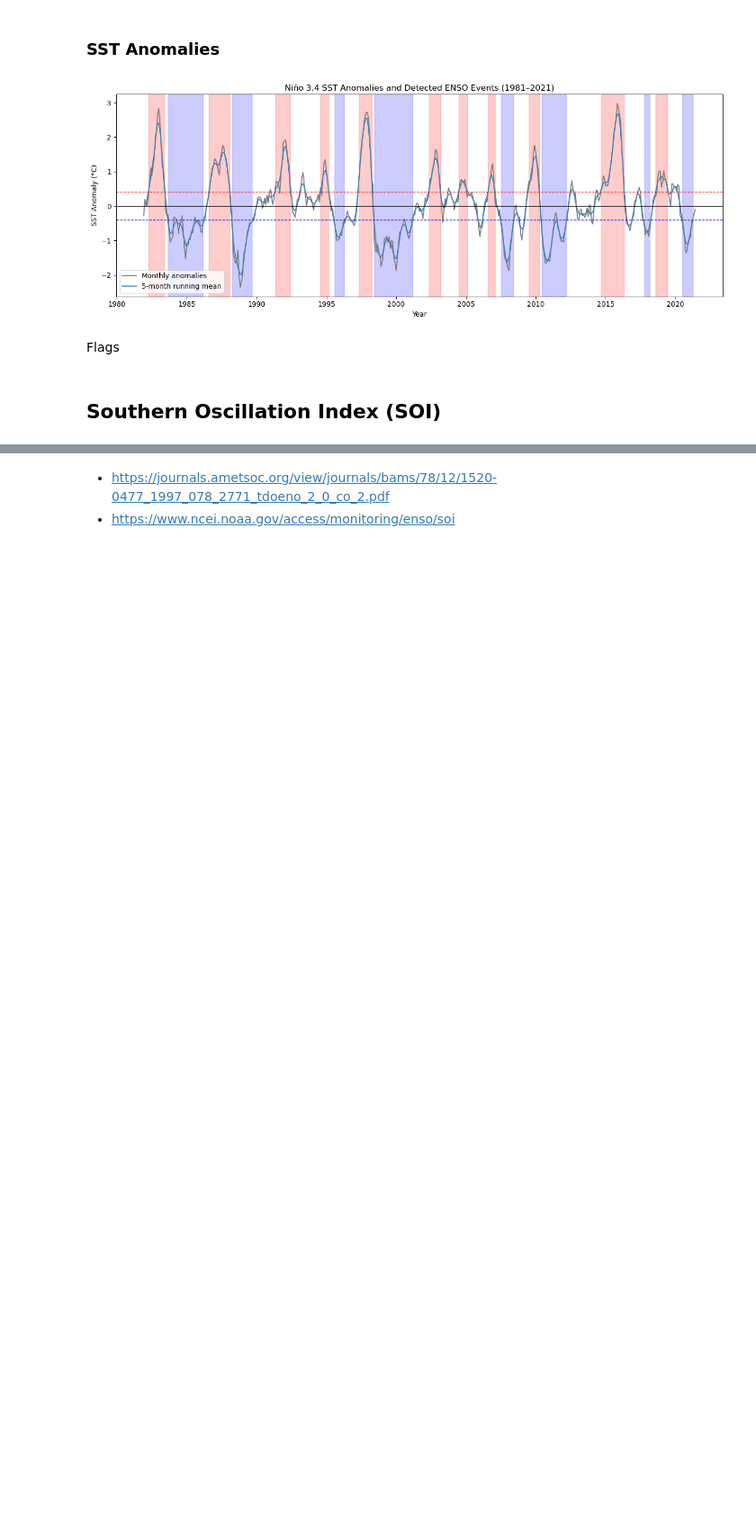
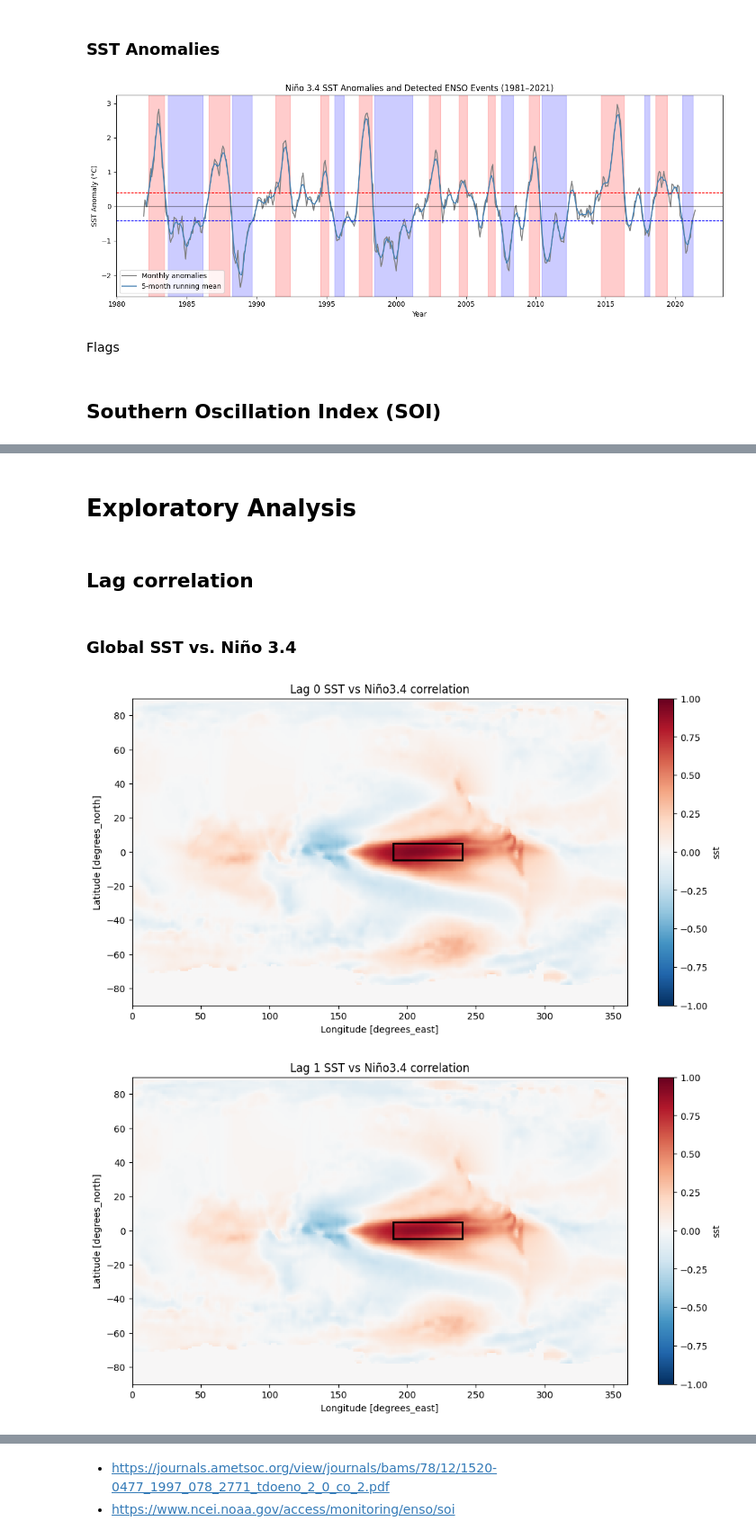
Before and after one commit to marianaolm/ML-climate, a Jupyter notebook: project_elnino.ipynb, the cells around one changed output, grey strips where cells are left out. Shown at 90% size. Saved outputs shown, nothing was run; the diff lists cells and outputs as text; code cells hidden in the pictures; blank space fills up the shorter version.

Commit message:
lag correlation plots

```diff
--- a/project_elnino.ipynb
+++ b/project_elnino.ipynb
@@ -363,3 +363,35 @@ tahiti = mslp.sel(latitude=-17.5, longitude=210, method='nearest')
 darwin = mslp.sel(latitude=-12.5, longitude=131, method='nearest')
 
 soi_raw = tahiti - darwin
+# %% [markdown]
+# Exploratory Analysis
+# %% [markdown]
+## Lag correlation
+# %% [markdown]
+### Global SST vs. Niño 3.4
+# %%
+max_lag = 12
+lag_corr = []
+
+for lag in range(max_lag+1):
+    n34_shifted = nino_34_anom.shift(time=-lag)
+    corr = xr.corr(sst, n34_shifted, dim='time')
+    lag_corr.append(corr)
+# %%
+# Niño 3.4 bounds
+lat_min, lat_max = -5, 5
+lon_min, lon_max = 190, 240
+
+for lag in range(13):
+
+    fig, ax = plt.subplots(figsize=(12, 6))
+    lag_corr[lag].plot(ax=ax, vmin=-1, vmax=1, cmap='RdBu_r')
+
+    rect = patches.Rectangle((lon_min, lat_min),lon_max - lon_min,lat_max - lat_min,linewidth=2,edgecolor='black',facecolor='none')
+    ax.add_patch(rect)
+
+    ax.set_title(f"Lag {lag} SST vs Niño3.4 correlation")
+    plt.show()
+# %% [output]
+[figure, added]
+[figure, added]
```
Also changed, not shown: parts of 10 cells of this notebook.
